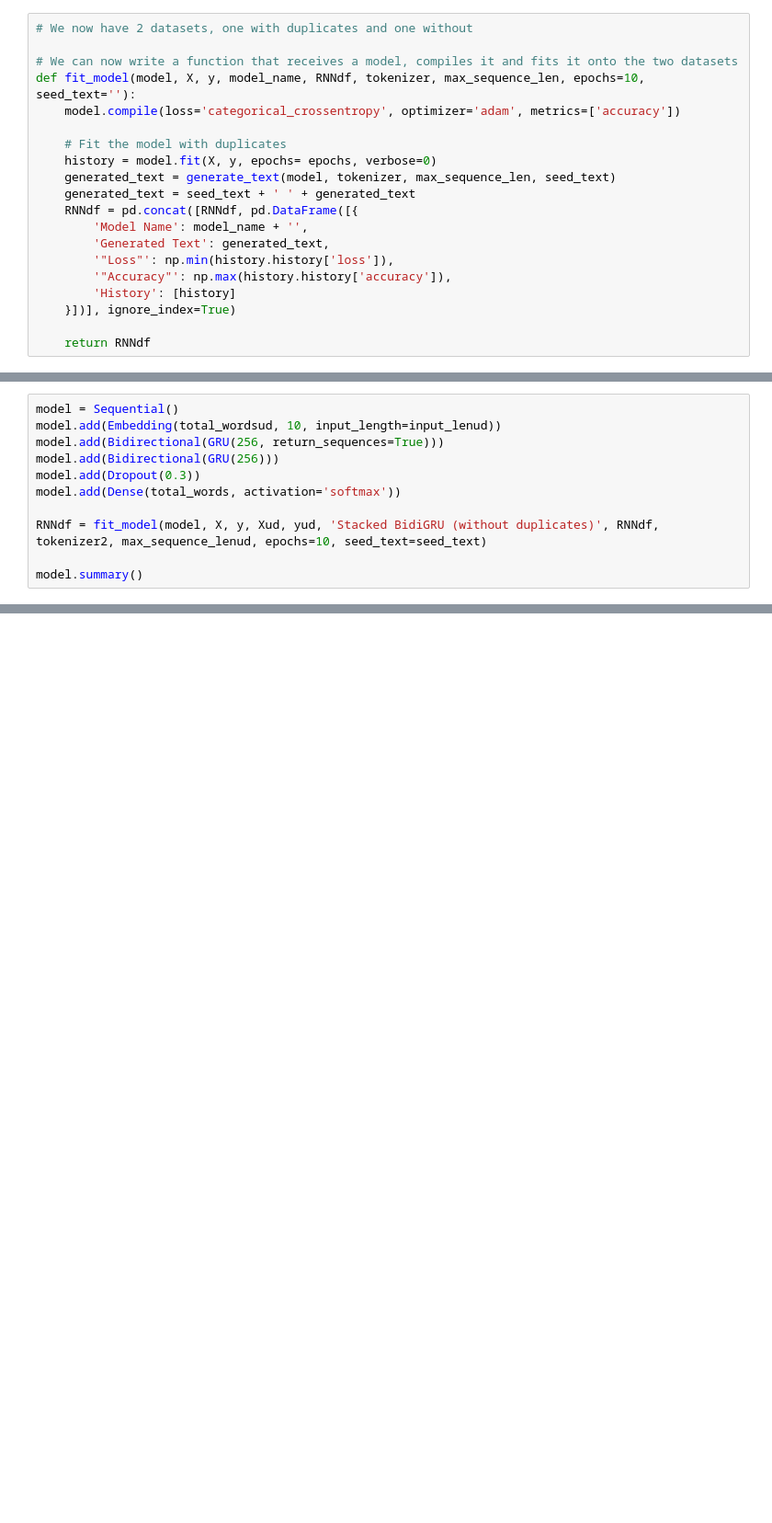
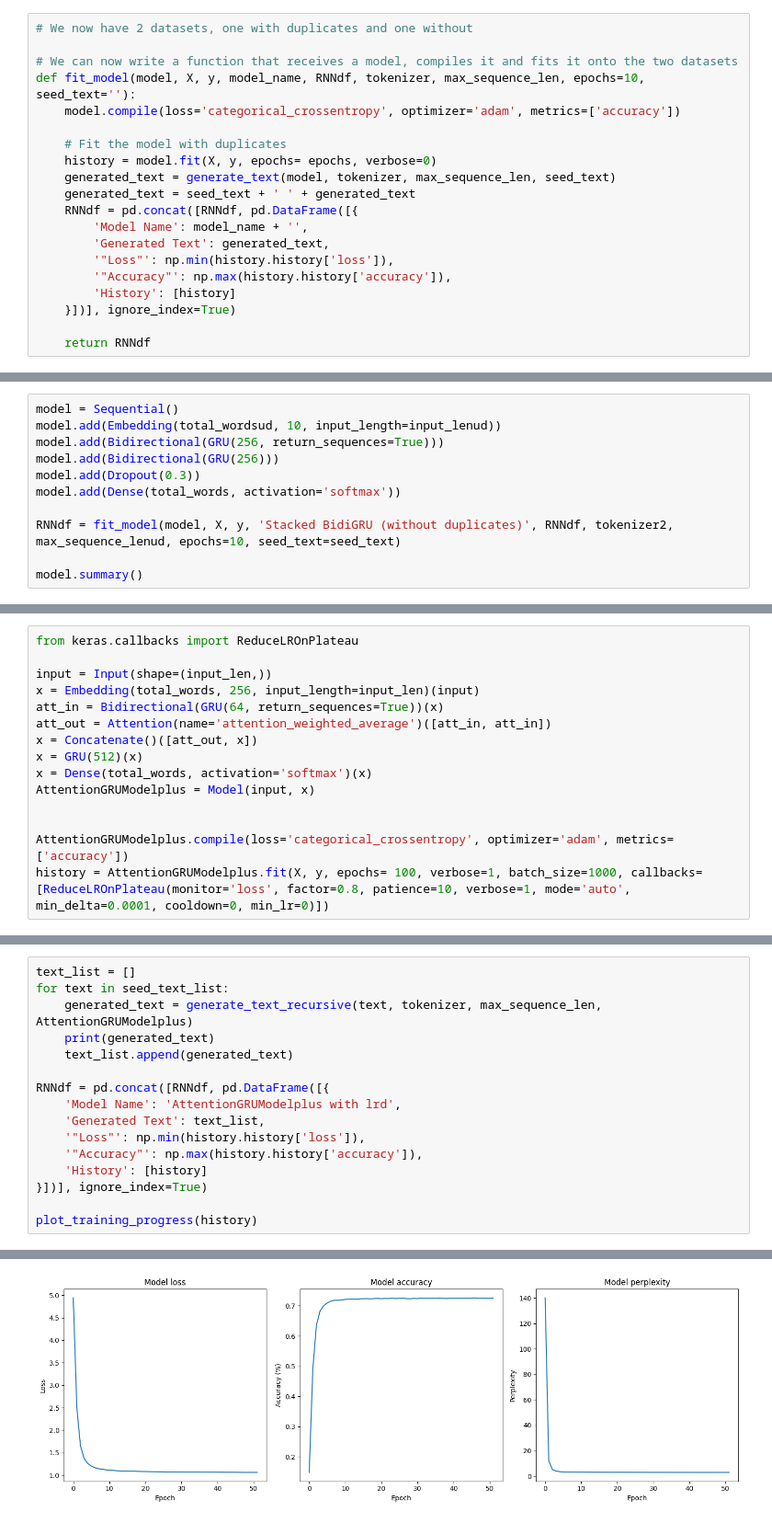
Before and after one commit to Grobbina/DELE, a Jupyter notebook: RNN.ipynb, the cells around one changed output, grey strips where cells are left out. Shown at 92% size. Cells and saved outputs as stored; diff of their text form; blank space fills up the shorter version.

```diff
--- a/RNN.ipynb
+++ b/RNN.ipynb
@@ -512,7 +540,7 @@ model.add(Bidirectional(GRU(256)))
 model.add(Dropout(0.3))
 model.add(Dense(total_words, activation='softmax'))
 
-RNNdf = fit_model(model, X, y, Xud, yud, 'Stacked BidiGRU (without duplicates)', RNNdf, tokenizer2, max_sequence_lenud, epochs=10, seed_text=seed_text)
+RNNdf = fit_model(model, X, y, 'Stacked BidiGRU (without duplicates)', RNNdf, tokenizer2, max_sequence_lenud, epochs=10, seed_text=seed_text)
 
 model.summary()
 # %% [output]
@@ -584,0 +805,15 @@ TypeError: 'int' object is not iterable
+# %%
+from keras.callbacks import ReduceLROnPlateau
+
+input = Input(shape=(input_len,))
+x = Embedding(total_words, 256, input_length=input_len)(input)
+att_in = Bidirectional(GRU(64, return_sequences=True))(x)
+att_out = Attention(name='attention_weighted_average')([att_in, att_in])
+x = Concatenate()([att_out, x])
+x = GRU(512)(x)
+x = Dense(total_words, activation='softmax')(x)
+AttentionGRUModelplus = Model(input, x)
+
+
+AttentionGRUModelplus.compile(loss='categorical_crossentropy', optimizer='adam', metrics=['accuracy'])
+history = AttentionGRUModelplus.fit(X, y, epochs= 100, verbose=1, batch_size=1000, callbacks=[ReduceLROnPlateau(monitor='loss', factor=0.8, patience=10, verbose=1, mode='auto', min_delta=0.0001, cooldown=0, min_lr=0)])
@@ -584,0 +839,17 @@ TypeError: 'int' object is not iterable
+# %%
+text_list = []
+for text in seed_text_list:
+    generated_text = generate_text_recursive(text, tokenizer, max_sequence_len, AttentionGRUModelplus)
+    print(generated_text)
+    text_list.append(generated_text)
+
+RNNdf = pd.concat([RNNdf, pd.DataFrame([{
+    'Model Name': 'AttentionGRUModelplus with lrd',
+    'Generated Text': text_list,
+    '"Loss"': np.min(history.history['loss']),
+    '"Accuracy"': np.max(history.history['accuracy']),
+    'History': [history]
+}])], ignore_index=True)
+
+plot_training_progress(history)
+# %% [output]
@@ -584,0 +866 @@ TypeError: 'int' object is not iterable
+[figure, added]
```
Also changed, not shown: parts of 33 cells of this notebook, 1 other file.
